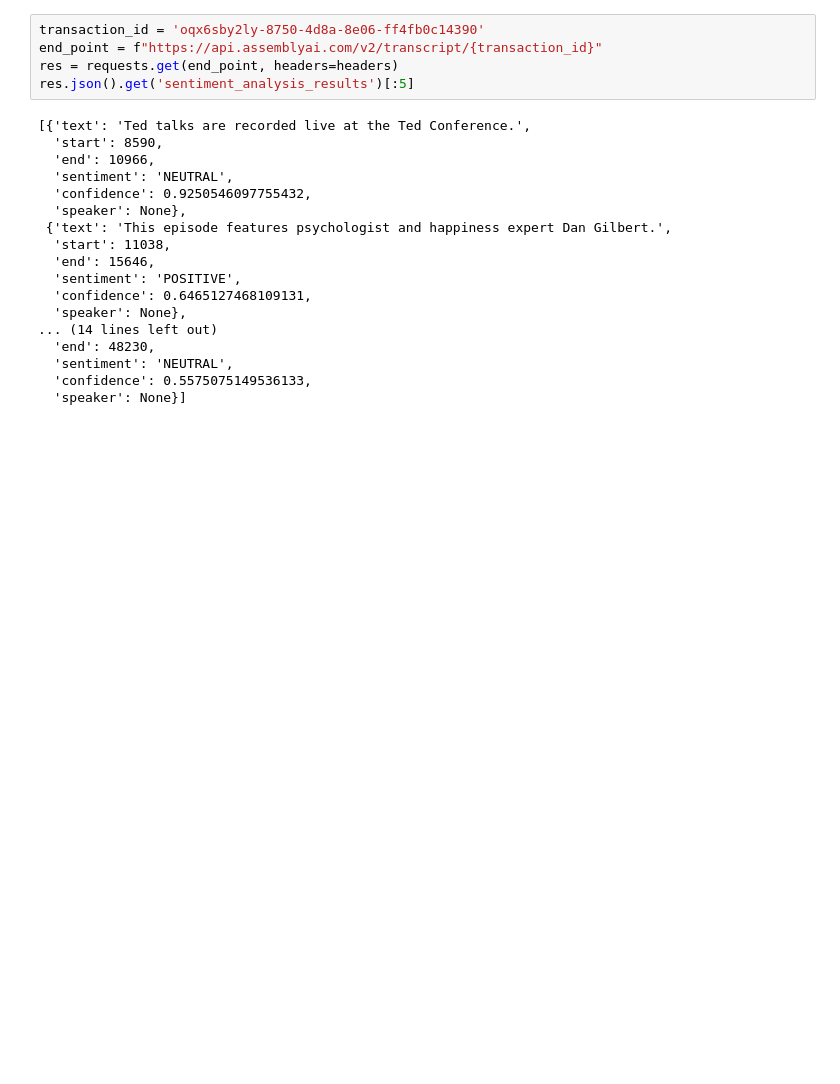
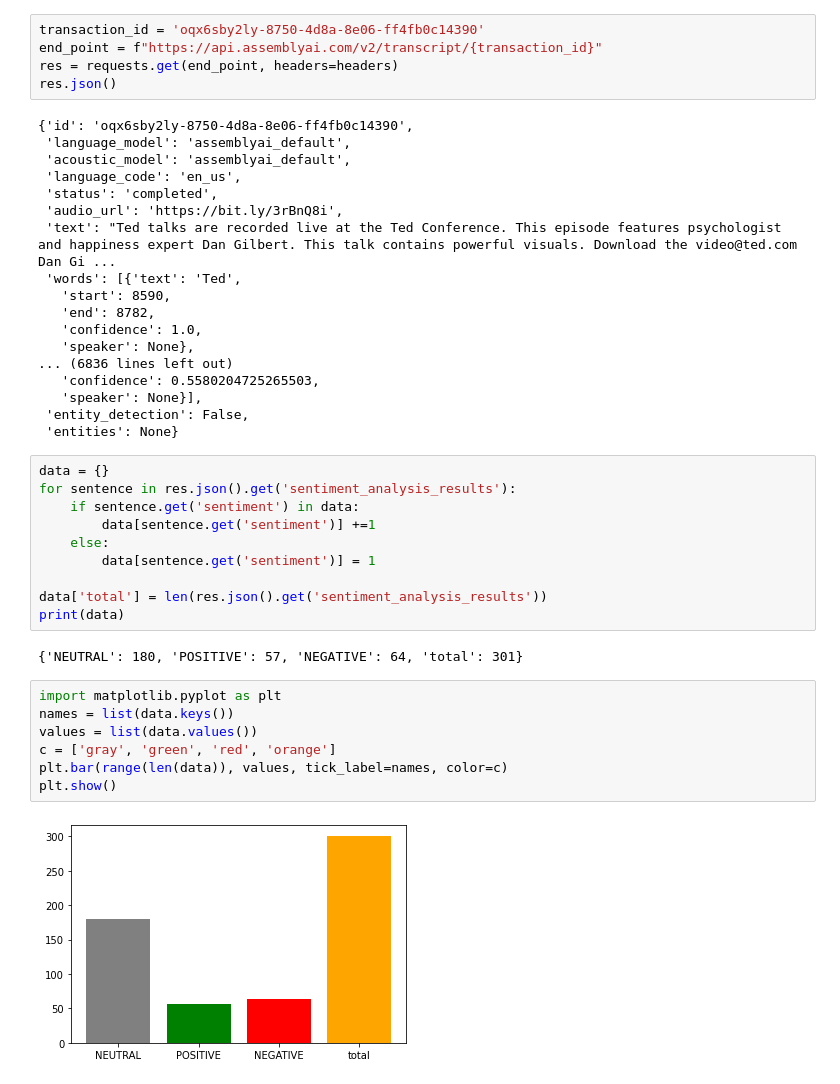
Before and after one commit to afizs/twitter, a Jupyter notebook: AssemblyAI/sentiment_analysis.ipynb, the cells around one changed output. Saved outputs shown, nothing was run; the diff lists cells and outputs as text; blank space fills up the shorter version.

Commit message:
sentiment analysis updated

```diff
--- a/AssemblyAI/sentiment_analysis.ipynb
+++ b/AssemblyAI/sentiment_analysis.ipynb
@@ -35,22 +17,43 @@ transcription_id = response.json().get('id')
 transaction_id = 'oqx6sby2ly-8750-4d8a-8e06-ff4fb0c14390'
 end_point = f"https://api.assemblyai.com/v2/transcript/{transaction_id}"
 res = requests.get(end_point, headers=headers)
-res.json().get('sentiment_analysis_results')[:5]
+res.json()
 # %% [output]
-[{'text': 'Ted talks are recorded live at the Ted Conference.',
-  'start': 8590,
-  'end': 10966,
-  'sentiment': 'NEUTRAL',
-  'confidence': 0.9250546097755432,
-  'speaker': None},
- {'text': 'This episode features psychologist and happiness expert Dan Gilbert.',
-  'start': 11038,
-  'end': 15646,
-  'sentiment': 'POSITIVE',
-  'confidence': 0.6465127468109131,
-  'speaker': None},
-... (14 lines left out)
-  'end': 48230,
-  'sentiment': 'NEUTRAL',
-  'confidence': 0.5575075149536133,
-  'speaker': None}]
+{'id': 'oqx6sby2ly-8750-4d8a-8e06-ff4fb0c14390',
+ 'language_model': 'assemblyai_default',
+ 'acoustic_model': 'assemblyai_default',
+ 'language_code': 'en_us',
+ 'status': 'completed',
+ 'audio_url': 'https://bit.ly/3rBnQ8i',
+ 'text': "Ted talks are recorded live at the Ted Conference. This episode features psychologist and happiness expert Dan Gilbert. This talk contains powerful visuals. Download the video@ted.com Dan Gi ...
+ 'words': [{'text': 'Ted',
+   'start': 8590,
+   'end': 8782,
+   'confidence': 1.0,
+   'speaker': None},
+... (6836 lines left out)
+   'confidence': 0.5580204725265503,
+   'speaker': None}],
+ 'entity_detection': False,
+ 'entities': None}
+# %%
+data = {}
+for sentence in res.json().get('sentiment_analysis_results'):
+    if sentence.get('sentiment') in data:
+        data[sentence.get('sentiment')] +=1
+    else:
+        data[sentence.get('sentiment')] = 1
+
+data['total'] = len(res.json().get('sentiment_analysis_results'))
+print(data)
+# %% [output]
+{'NEUTRAL': 180, 'POSITIVE': 57, 'NEGATIVE': 64, 'total': 301}
+# %%
+import matplotlib.pyplot as plt
+names = list(data.keys())
+values = list(data.values())
+c = ['gray', 'green', 'red', 'orange']
+plt.bar(range(len(data)), values, tick_label=names, color=c)
+plt.show()
+# %% [output]
+[figure, added]
```
Also changed, not shown: parts of 2 cells of this notebook.
